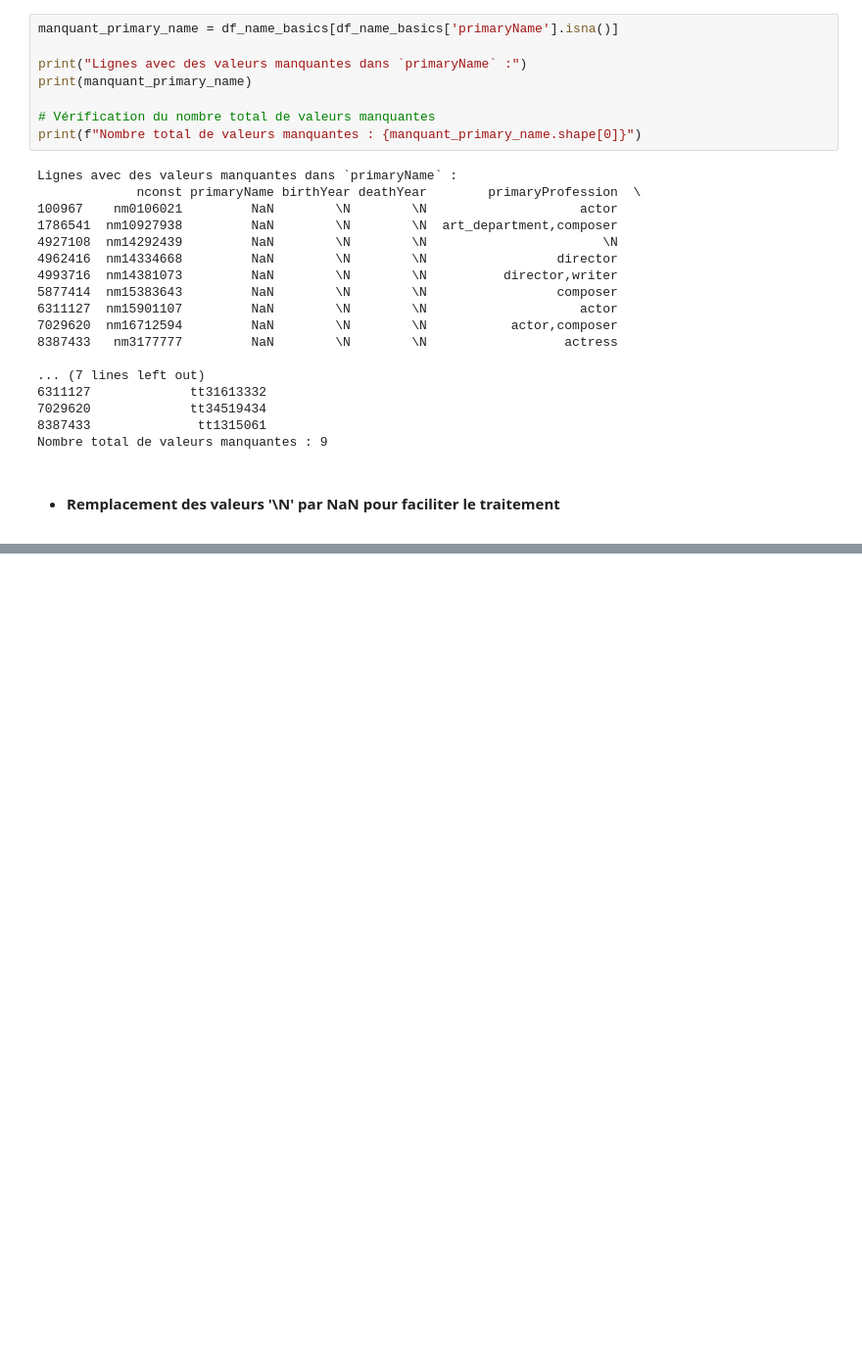
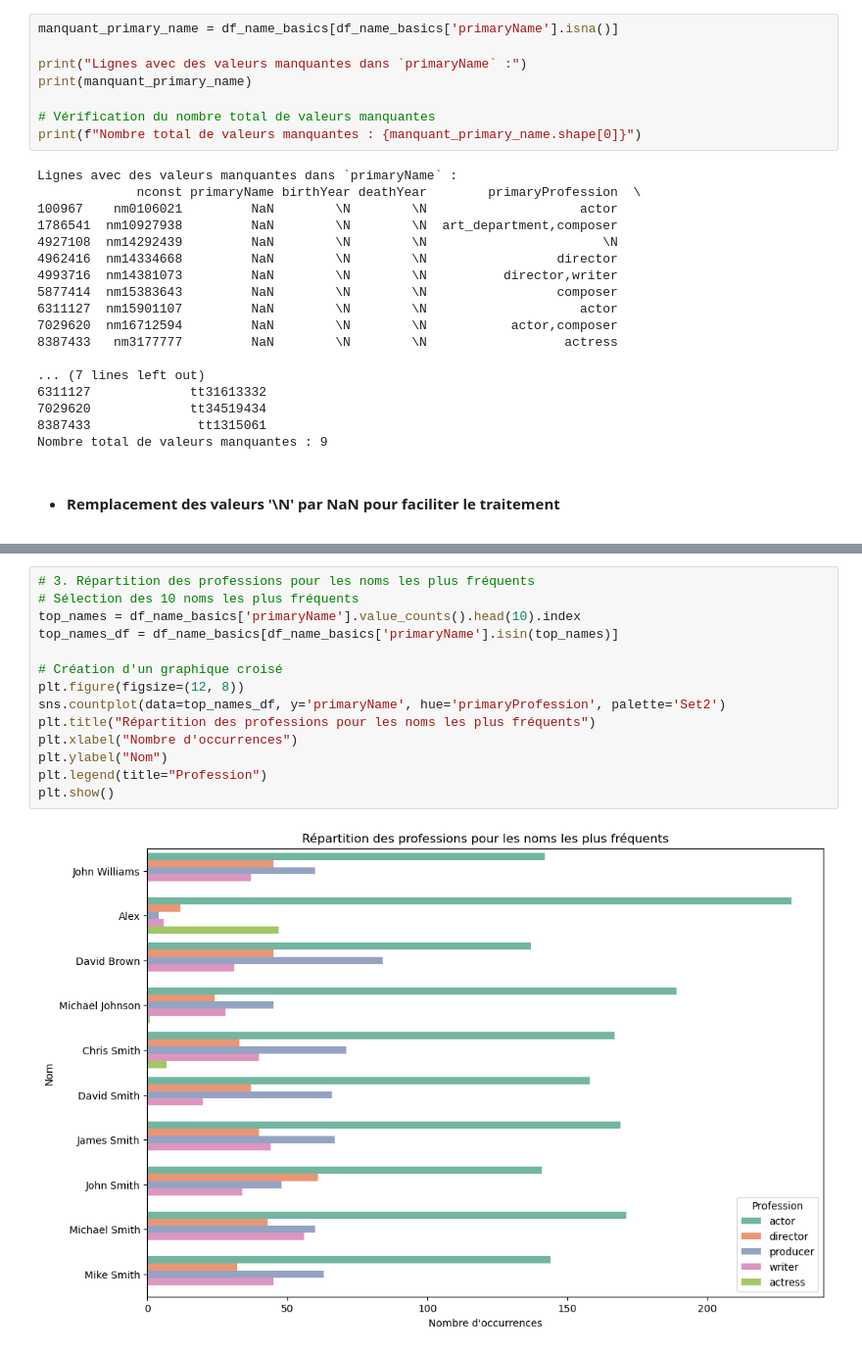
Before and after one commit to jpvt-data/AlgoCinema, a Jupyter notebook: exploration/exploration_name_basics.ipynb, the cells around one changed output, grey strips where cells are left out. Shown: that part at 98% size. Drawn from its saved outputs; the diff is of its cells as text; blank space fills up the shorter version.

```diff
--- a/exploration/exploration_name_basics.ipynb
+++ b/exploration/exploration_name_basics.ipynb
@@ -207,0 +226,16 @@ plt.show()
+# %%
+# 3. Répartition des professions pour les noms les plus fréquents
+# Sélection des 10 noms les plus fréquents
+top_names = df_name_basics['primaryName'].value_counts().head(10).index
+top_names_df = df_name_basics[df_name_basics['primaryName'].isin(top_names)]
+
+# Création d'un graphique croisé
+plt.figure(figsize=(12, 8))
+sns.countplot(data=top_names_df, y='primaryName', hue='primaryProfession', palette='Set2')
+plt.title("Répartition des professions pour les noms les plus fréquents")
+plt.xlabel("Nombre d'occurrences")
+plt.ylabel("Nom")
+plt.legend(title="Profession")
+plt.show()
+# %% [output]
+[figure, added]
```
Also changed, not shown: parts of 24 cells of this notebook.
